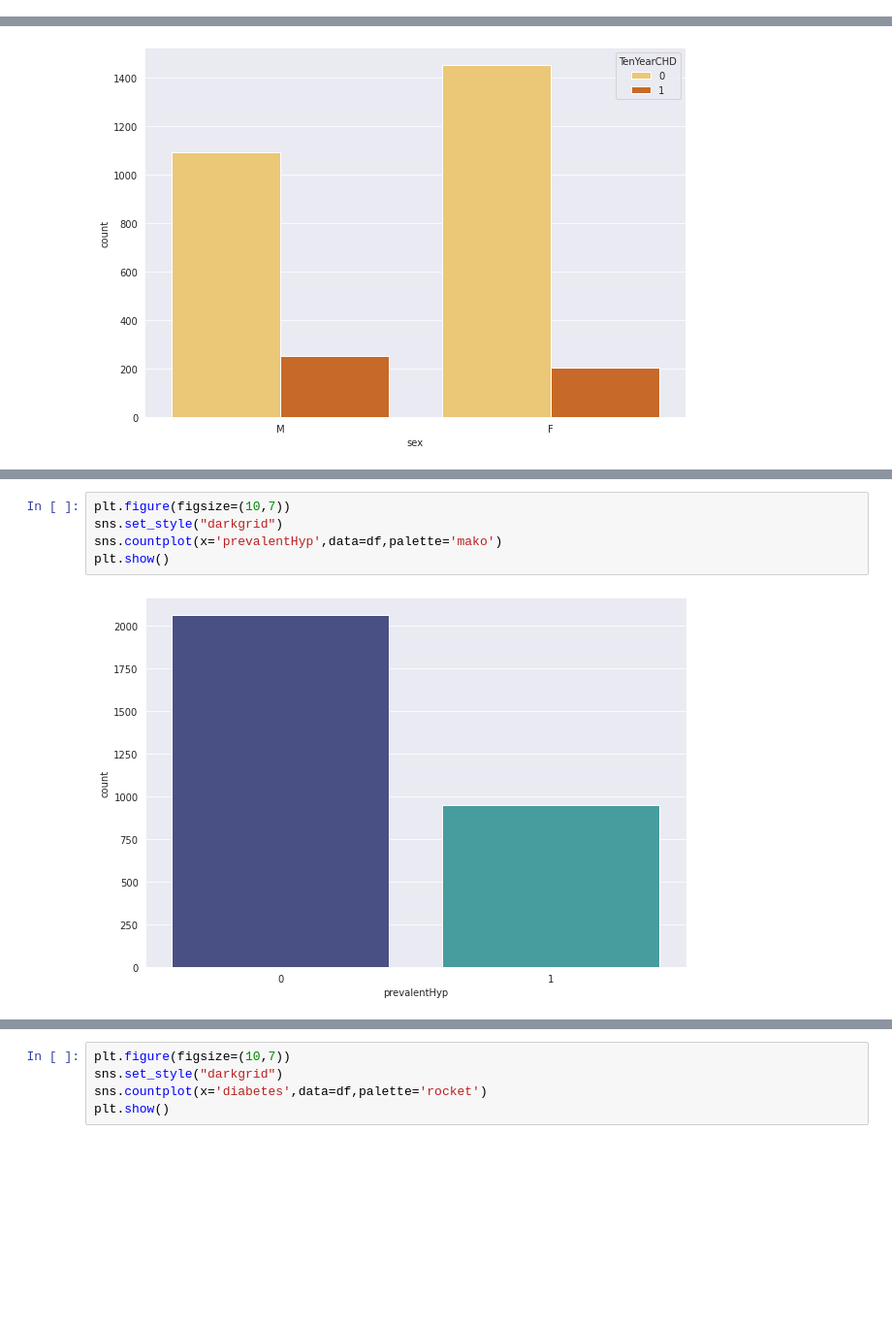
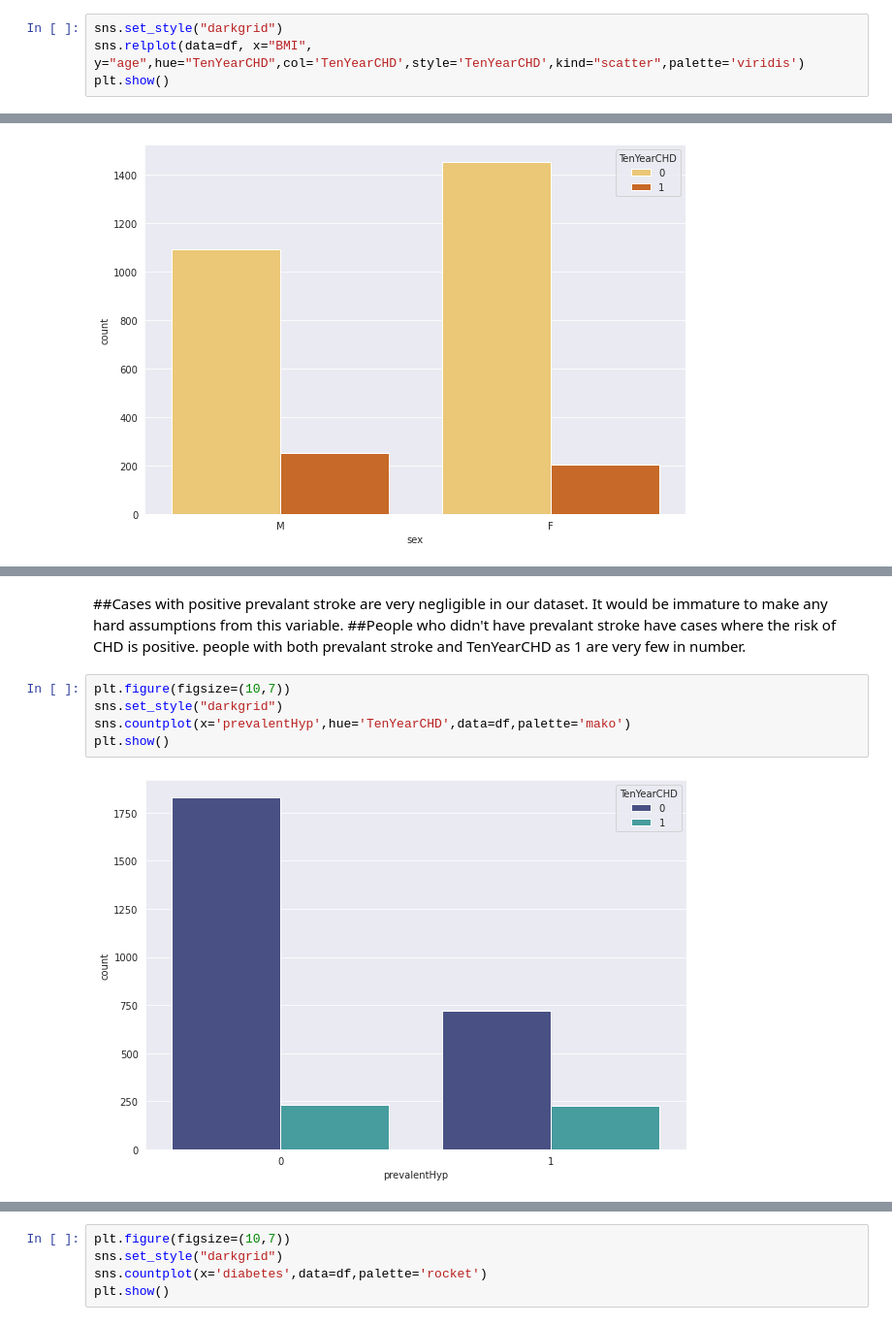
Before and after one commit to skaty5678/Cardiovascular-Risk-Prediction, a Jupyter notebook: Cardiovascular_Risk_Prediction_SANJEEV_KUMAR_THAKUR.ipynb, the cells around one changed output, grey strips where cells are left out. Shown: that part at 97% size. Saved outputs shown, nothing was run; the diff lists cells and outputs as text; blank space fills up the shorter version.

```diff
--- a/Cardiovascular_Risk_Prediction_SANJEEV_KUMAR_THAKUR.ipynb
+++ b/Cardiovascular_Risk_Prediction_SANJEEV_KUMAR_THAKUR.ipynb
@@ -242,3 +272,7 @@ sns.distplot(df['BMI'],color="midnightblue")
 plt.show()
 # %% [output]
 [figure]
+# %%
+sns.set_style("darkgrid")
+sns.relplot(data=df, x="BMI", y="age",hue="TenYearCHD",col='TenYearCHD',style='TenYearCHD',kind="scatter",palette='viridis')
+plt.show()
@@ -266,7 +314,10 @@ plt.show()
+# %% [markdown]
+##Cases with positive prevalant stroke are very negligible in our dataset. It would be immature to make any hard assumptions from this variable.
+##People who didn't have prevalant stroke have cases where the risk of CHD is positive. people with both prevalant stroke and TenYearCHD as 1 are very few in number.
 # %%
 plt.figure(figsize=(10,7))
 sns.set_style("darkgrid")
-sns.countplot(x='prevalentHyp',data=df,palette='mako')
+sns.countplot(x='prevalentHyp',hue='TenYearCHD',data=df,palette='mako')
 plt.show()
 # %% [output]
-[figure, old version]
+[figure, new version]
```
Also changed, not shown: parts of 25 cells of this notebook.
